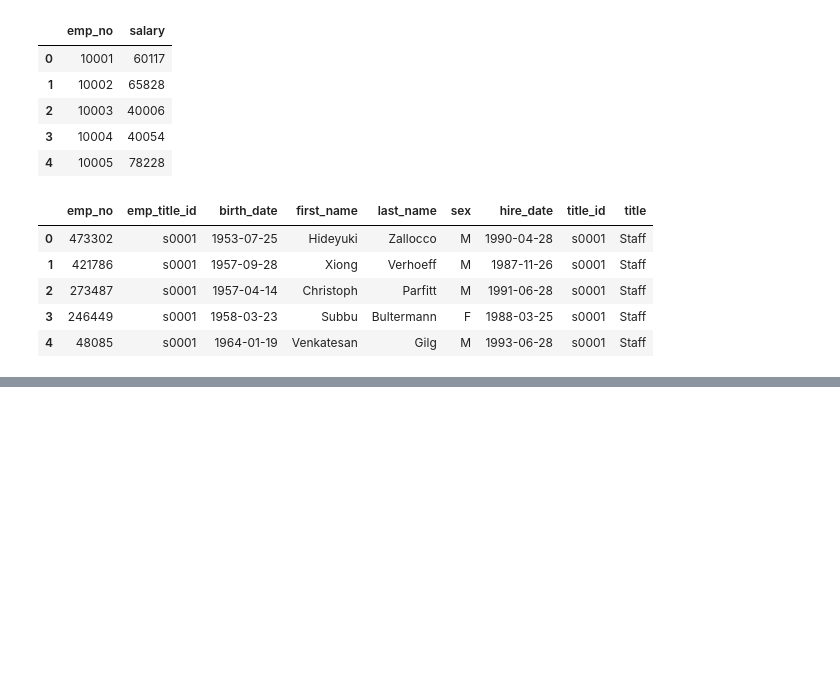
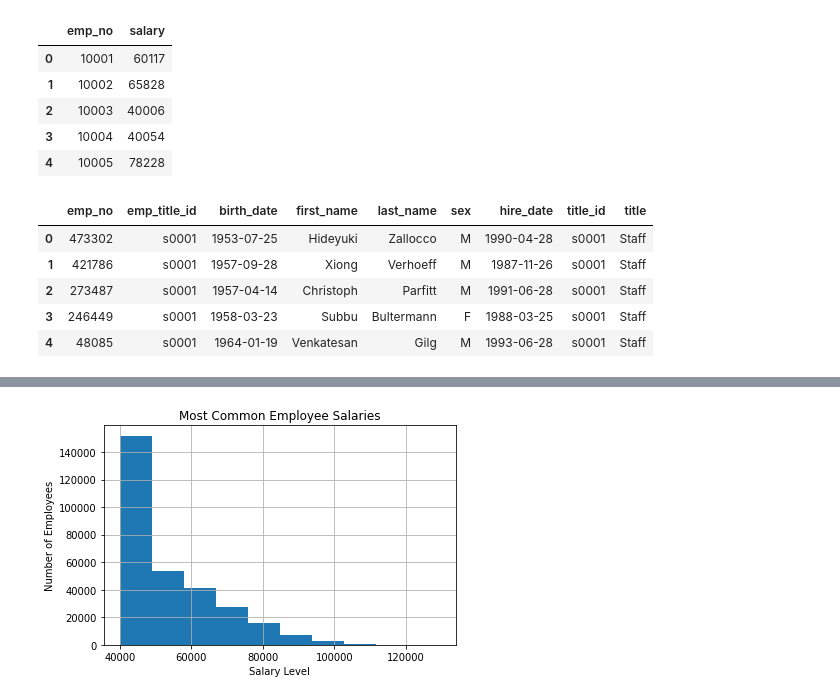
Before and after one commit to austin3216/sql-challenge, a Jupyter notebook: EmployeeSQL/Bonus/BonusModeling.ipynb, the cells around one changed output, grey strips where cells are left out. Saved outputs shown, nothing was run; the diff lists cells and outputs as text; code cells hidden in the pictures; blank space fills up the shorter version.

Commit message:
Update BonusModeling - solved histogram

```diff
--- a/EmployeeSQL/Bonus/BonusModeling.ipynb
+++ b/EmployeeSQL/Bonus/BonusModeling.ipynb
@@ -97,3 +97,6 @@ emp_title.head()
 | 2 | 273487 | s0001 | 1957-04-14 | Christoph | Parfitt | M | 1991-06-28 | s0001 | Staff |
 | 3 | 246449 | s0001 | 1958-03-23 | Subbu | Bultermann | F | 1988-03-25 | s0001 | Staff |
 | 4 | 48085 | s0001 | 1964-01-19 | Venkatesan | Gilg | M | 1993-06-28 | s0001 | Staff |
+# %%
+emp_title_salary = pd.merge(emp_title, salary_df, on='emp_no', how='inner')
+emp_title_salary.head()
@@ -99,0 +110,11 @@ emp_title.head()
+# %%
+# Histogram of most common salary levels
+
+emp_title_salary.hist(column='salary')
+plt.title('Most Common Employee Salaries')
+plt.xlabel('Salary Level')
+plt.ylabel('Number of Employees')
+plt.tight_layout()
+plt.show()
+# %% [output]
+[figure, added]
```
Also changed, not shown: parts of 1 cell of this notebook.
